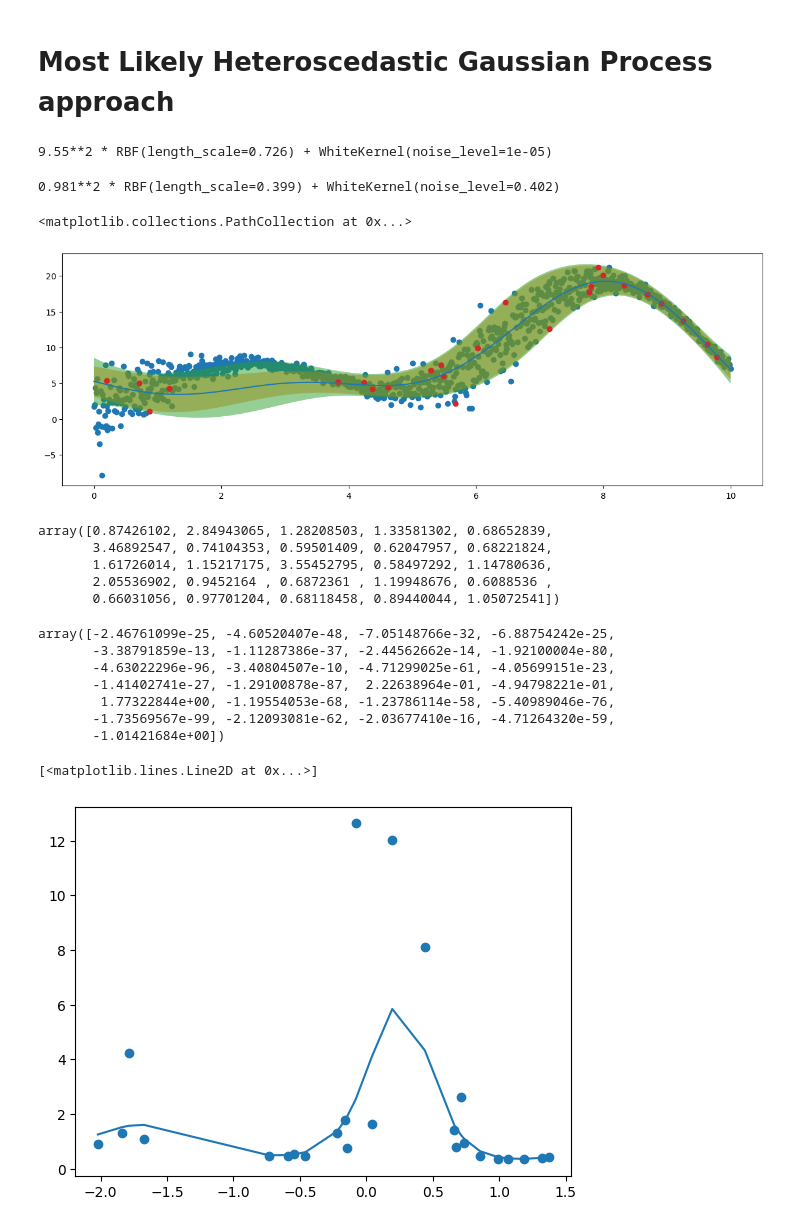
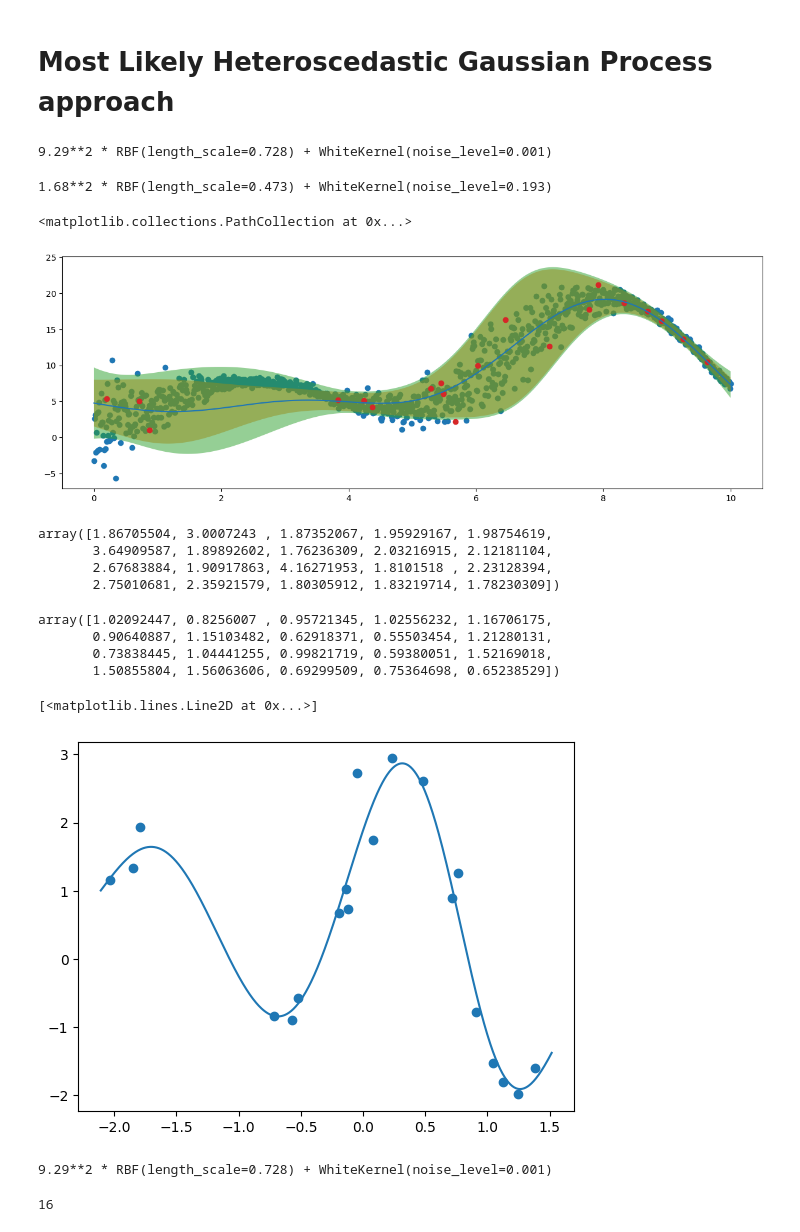
Before and after one commit to fazaghifari/hetgp-eval, a Jupyter notebook: mlhgp_test.ipynb, the cells around one changed output. Cells and saved outputs as stored; diff of their text form; code cells hidden in the pictures.

```diff
--- a/mlhgp_test.ipynb
+++ b/mlhgp_test.ipynb
@@ -34,7 +34,7 @@ Y = np.random.normal(loc, scale)
 # Training Data
 # %%
 rng = np.random.RandomState(0)
-X_train = rng.uniform(0, 10, size=25).reshape(-1, 1)
+X_train = rng.uniform(0, 10, size=20).reshape(-1, 1)
 mean_train = f1(X_train, add_noise=False).reshape(-1,1)
 scale_train = transform(f2(X_train))
 
@@ -60,11 +60,11 @@ X_train_norm = normalizer.transform(X_train)
 X_norm = normalizer.transform(X)
 
 # define the model
-kernel = ConstantKernel(1.0) * RBF(length_scale=1e1, length_scale_bounds=(1e-2, 1e1)) + WhiteKernel(
-    noise_level=1, noise_level_bounds=(1e-5, 1e1)
+kernel = ConstantKernel(1.0) * RBF(length_scale=1e-1, length_scale_bounds=(1e-3, 1)) + WhiteKernel(
+noise_level=1, noise_level_bounds=(1e-3, 1e2)
 )
-kernel_noise = ConstantKernel(1.0) * RBF(length_scale=1e1, length_scale_bounds=(1e-2, 1e1)) + WhiteKernel(
-    noise_level=1, noise_level_bounds=(1e-5, 1e1)
+kernel_noise = ConstantKernel(1.0) * RBF(length_scale=1e-1, length_scale_bounds=(1e-3, 1)) + WhiteKernel(
+    noise_level=1, noise_level_bounds=(1e-3, 1e2)
 )
 
 model = GaussianProcessRegressor(kernel=kernel, n_restarts_optimizer=25)
@@ -83,11 +83,11 @@ std_tot = np.sqrt(std_al**2 + std_ep**2)
 # %%
 hgp.model.kernel_
 # %% [output]
-9.55**2 * RBF(length_scale=0.726) + WhiteKernel(noise_level=1e-05)
+9.29**2 * RBF(length_scale=0.728) + WhiteKernel(noise_level=0.001)
 # %%
 hgp.model_noise.kernel_
 # %% [output]
-0.981**2 * RBF(length_scale=0.399) + WhiteKernel(noise_level=0.402)
+1.68**2 * RBF(length_scale=0.473) + WhiteKernel(noise_level=0.193)
 # %%
 plt.figure(figsize=(15, 5))
 plt.scatter(X,Y)
@@ -110,29 +110,29 @@ plt.plot(X, Y_pred)
 plt.scatter(X_train, y_train)
 # %% [output]
 <matplotlib.collections.PathCollection at 0x...>
-[figure, old version]
+[figure, new version]
 # %%
 np.sqrt(hgp.variance_est)
 # %% [output]
-array([0.87426102, 2.84943065, 1.28208503, 1.33581302, 0.68652839,
-       3.46892547, 0.74104353, 0.59501409, 0.62047957, 0.68221824,
-       1.61726014, 1.15217175, 3.55452795, 0.58497292, 1.14780636,
-       2.05536902, 0.9452164 , 0.6872361 , 1.19948676, 0.6088536 ,
-       0.66031056, 0.97701204, 0.68118458, 0.89440044, 1.05072541])
+array([1.86705504, 3.0007243 , 1.87352067, 1.95929167, 1.98754619,
+       3.64909587, 1.89892602, 1.76236309, 2.03216915, 2.12181104,
+       2.67683884, 1.90917863, 4.16271953, 1.8101518 , 2.23128394,
+       2.75010681, 2.35921579, 1.80305912, 1.83219714, 1.78230309])
 # %%
 hgp.model_noise.predict(X_train)
 # %% [output]
-array([-2.46761099e-25, -4.60520407e-48, -7.05148766e-32, -6.88754242e-25,
-       -3.38791859e-13, -1.11287386e-37, -2.44562662e-14, -1.92100004e-80,
-       -4.63022296e-96, -3.40804507e-10, -4.71299025e-61, -4.05699151e-23,
-       -1.41402741e-27, -1.29100878e-87,  2.22638964e-01, -4.94798221e-01,
-        1.77322844e+00, -1.19554053e-68, -1.23786114e-58, -5.40989046e-76,
-       -1.73569567e-99, -2.12093081e-62, -2.03677410e-16, -4.71264320e-59,
-       -1.01421684e+00])
+array([1.02092447, 0.8256007 , 0.95721345, 1.02556232, 1.16706175,
+       0.90640887, 1.15103482, 0.62918371, 0.55503454, 1.21280131,
+       0.73838445, 1.04441255, 0.99821719, 0.59380051, 1.52169018,
+       1.50855804, 1.56063606, 0.69299509, 0.75364698, 0.65238529])
 # %%
 sorted_xtrain = np.sort(X_train_norm, axis=0)
-plt.scatter(X_train_norm,(hgp.variance_est))
-plt.plot(sorted_xtrain, np.exp(hgp.model_noise.predict(sorted_xtrain)))
+plt.scatter(X_train_norm,np.log(hgp.variance_est))
+plt.plot(X_norm, (hgp.model_noise.predict(X_norm)))
 # %% [output]
 [<matplotlib.lines.Line2D at 0x...>]
-[figure, old version]
+[figure, new version]
+# %%
+hgp.model.kernel_
+# %% [output]
+9.29**2 * RBF(length_scale=0.728) + WhiteKernel(noise_level=0.001)
@@ -138,0 +147,4 @@ plt.plot(sorted_xtrain, np.exp(hgp.model_noise.predict(sorted_xtrain)))
+# %%
+np.argmax(weights[0,:])
+# %% [output]
+16
```
Also changed, not shown: parts of 14 cells of this notebook, 15 other files.
